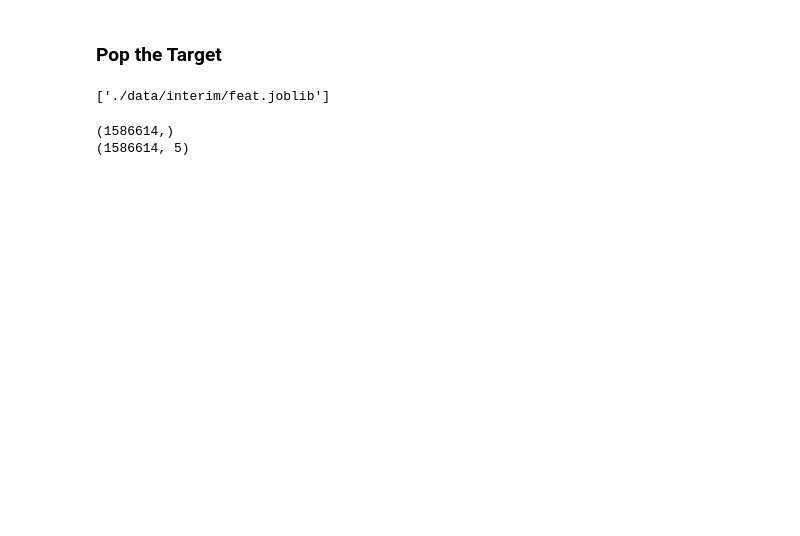
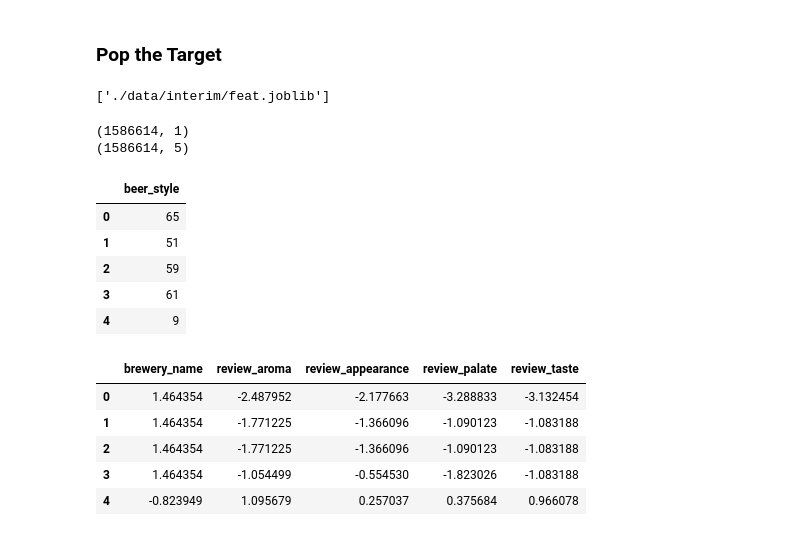
Before and after one commit to chrimaho/BeerPrediction, a Jupyter notebook: notebooks/temp.ipynb, the cells around one changed output. Saved outputs shown, nothing was run; the diff lists cells and outputs as text; code cells hidden in the pictures; blank space fills up the shorter version.

```diff
--- a/notebooks/temp.ipynb
+++ b/notebooks/temp.ipynb
@@ -142,10 +181,24 @@ dump(feat, "./data/interim/feat.joblib")
 # %%
 # Check the sizes
 print(targ.shape)
 print(feat.shape)
+display(targ.head())
+display(feat.head())
 # %% [output]
-(1586614,)
+(1586614, 1)
 (1586614, 5)
+|  | beer_style |
+| 0 | 65 |
+| 1 | 51 |
+| 2 | 59 |
+| 3 | 61 |
+| 4 | 9 |
+|  | brewery_name | review_aroma | review_appearance | review_palate | review_taste |
+| 0 | 1.464354 | -2.487952 | -2.177663 | -3.288833 | -3.132454 |
+| 1 | 1.464354 | -1.771225 | -1.366096 | -1.090123 | -1.083188 |
+| 2 | 1.464354 | -1.771225 | -1.366096 | -1.090123 | -1.083188 |
+| 3 | 1.464354 | -1.054499 | -0.554530 | -1.823026 | -1.083188 |
+| 4 | -0.823949 | 1.095679 | 0.257037 | 0.375684 | 0.966078 |
 # %%
 from src.data.set_data import split_data
 
```
Also changed, not shown: parts of 26 cells of this notebook.
